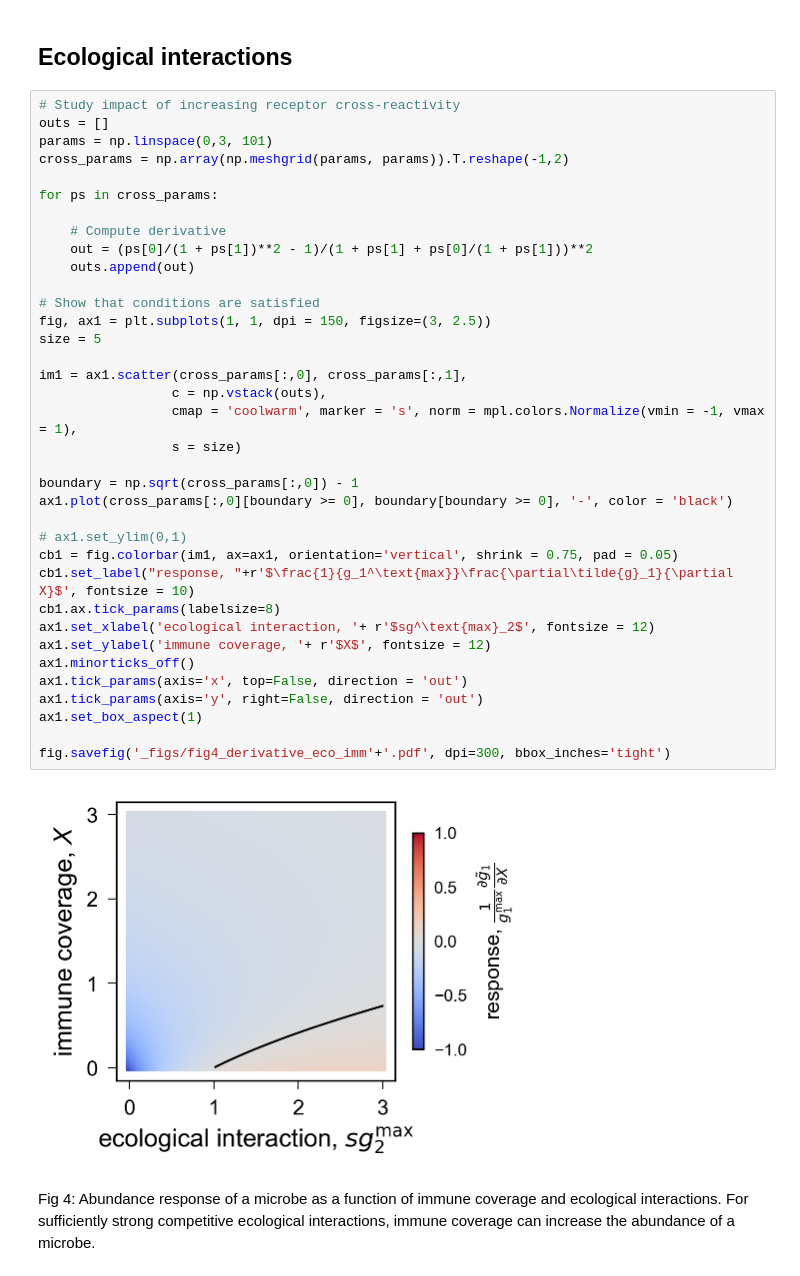
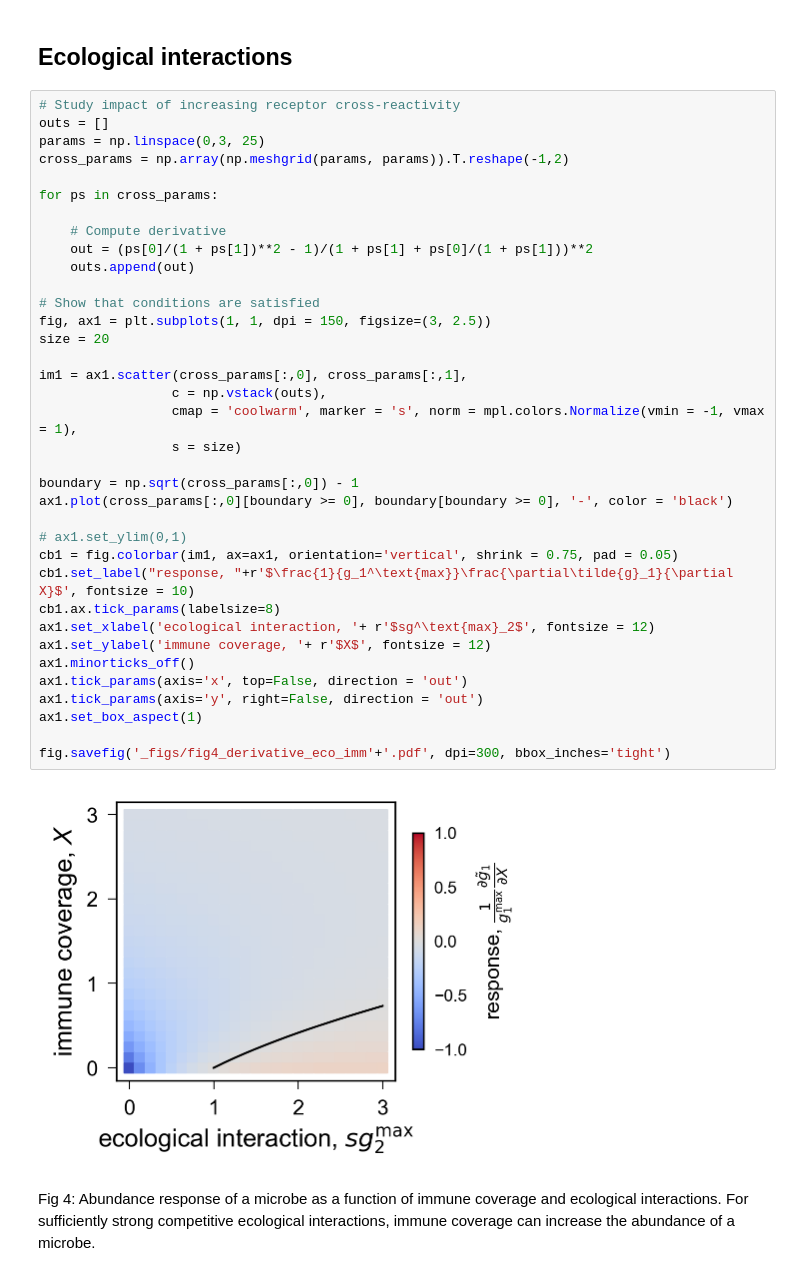
Before and after one commit to obinna-ukogu/gutimmune, a Jupyter notebook: explore-microbiome-genetic-structure.ipynb, the cells around one changed output. Saved outputs shown, nothing was run; the diff lists cells and outputs as text.

```diff
--- a/explore-microbiome-genetic-structure.ipynb
+++ b/explore-microbiome-genetic-structure.ipynb
@@ -312,40 +313,40 @@ fig.savefig('_figs/fig3_many_receptors_cross_reactivity'+'.pdf', dpi=300, bbox_i
 # %%
 # Study impact of increasing receptor cross-reactivity
 outs = []
-params = np.linspace(0,3, 101)
+params = np.linspace(0,3, 25)
 cross_params = np.array(np.meshgrid(params, params)).T.reshape(-1,2)
 
 for ps in cross_params:
 
     # Compute derivative
     out = (ps[0]/(1 + ps[1])**2 - 1)/(1 + ps[1] + ps[0]/(1 + ps[1]))**2
     outs.append(out)
 
 # Show that conditions are satisfied
 fig, ax1 = plt.subplots(1, 1, dpi = 150, figsize=(3, 2.5))
-size = 5
+size = 20
 
 im1 = ax1.scatter(cross_params[:,0], cross_params[:,1],
                  c = np.vstack(outs),
                  cmap = 'coolwarm', marker = 's', norm = mpl.colors.Normalize(vmin = -1, vmax = 1),
                  s = size)
 
 boundary = np.sqrt(cross_params[:,0]) - 1
 ax1.plot(cross_params[:,0][boundary >= 0], boundary[boundary >= 0], '-', color = 'black')
 
 # ax1.set_ylim(0,1)
 cb1 = fig.colorbar(im1, ax=ax1, orientation='vertical', shrink = 0.75, pad = 0.05)
 cb1.set_label("response, "+r'$\frac{1}{g_1^\text{max}}\frac{\partial\tilde{g}_1}{\partial X}$', fontsize = 10)
 cb1.ax.tick_params(labelsize=8)
 ax1.set_xlabel('ecological interaction, '+ r'$sg^\text{max}_2$', fontsize = 12)
 ax1.set_ylabel('immune coverage, '+ r'$X$', fontsize = 12)
 ax1.minorticks_off()
 ax1.tick_params(axis='x', top=False, direction = 'out')
 ax1.tick_params(axis='y', right=False, direction = 'out')
 ax1.set_box_aspect(1)
 
 fig.savefig('_figs/fig4_derivative_eco_imm'+'.pdf', dpi=300, bbox_inches='tight')
 # %% [output]
-[figure, old version]
+[figure, new version]
 # %% [markdown]
 Fig 4: Abundance response of a microbe as a function of immune coverage and ecological interactions. For sufficiently strong competitive ecological interactions, immune coverage can increase the abundance of a microbe.
```
Also changed, not shown: parts of 2 cells of this notebook, 33 other files.
